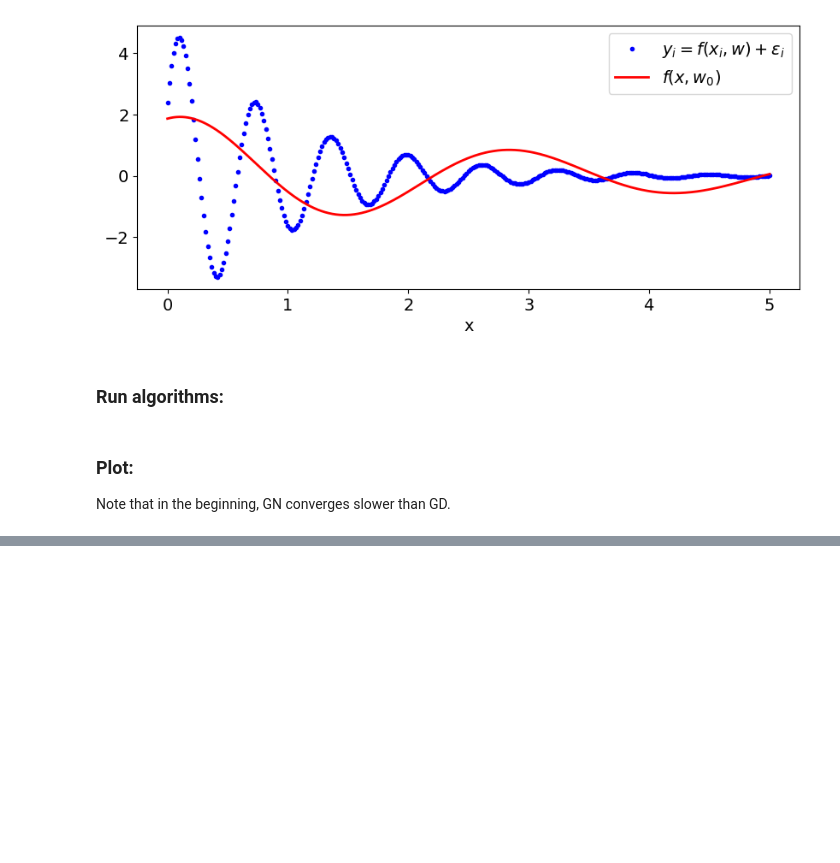
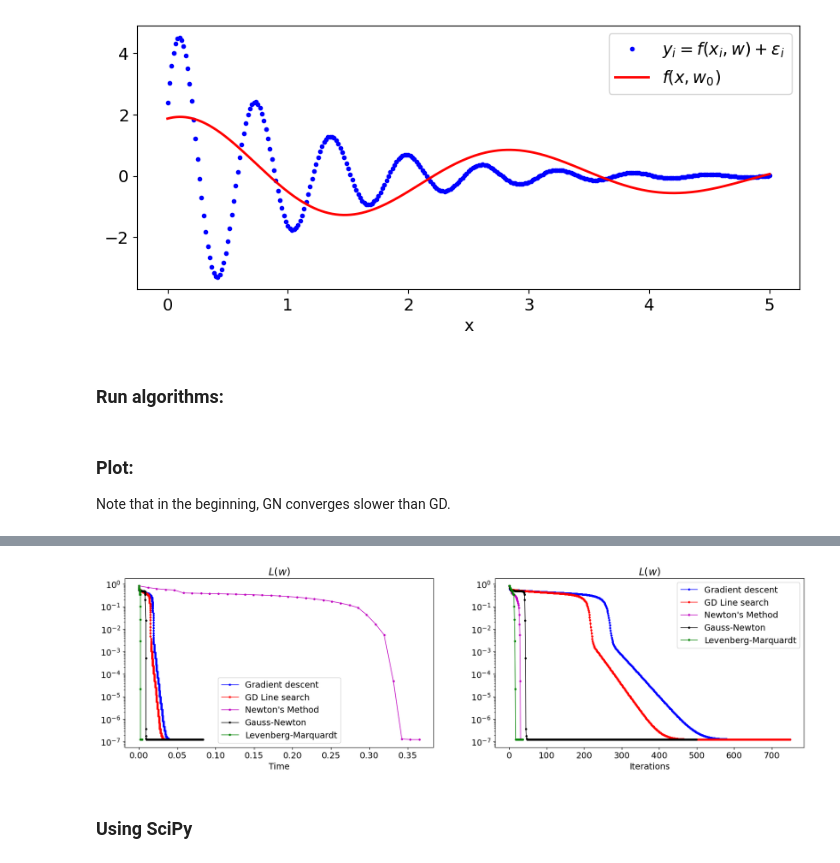
Before and after one commit to FixelAlgorithmsTeam/FixelCourses, a Jupyter notebook: MachineLearningMethod/11_NonLinearLeastSquares/MainGaussNewton.ipynb, the cells around one changed output, grey strips where cells are left out. Drawn from its saved outputs; the diff is of its cells as text; code cells hidden in the pictures; blank space fills up the shorter version.

Commit message:
Edit GaussNewton

```diff
--- a/MachineLearningMethod/11_NonLinearLeastSquares/MainGaussNewton.ipynb
+++ b/MachineLearningMethod/11_NonLinearLeastSquares/MainGaussNewton.ipynb
@@ -372,0 +438,35 @@ plt.show()
+# %%
+# vW0 = np.array([3, 0.4, 7, 1.2])
+# vW0 = np.array([2, 0.3, 2, 1.2])
+
+vObjectiveGD, vTimeGD = GradientDescent              (L, DL,                  vW0, µ=.8,       K=750)
+vObjectiveLS, vTimeLS = GradientDescentWithLineSearch(L, DL,                  vW0, α0=1, c=.5, K=750)
+vObjectiveNM, vTimeNM = NewtonsMethod                (L, DL, DDL,             vW0,             K=40 )
+vObjectiveGN, vTimeGN = GaussNewton                  (L, Residuals, Jacobian, vW0, α0=1, c=.5, K=500)
+vObjectiveLM, vTimeLM = LevenbergMarquardt           (L, Residuals, Jacobian, vW0,             K=100)
+# %%
+_, axes = plt.subplots(1, 2, figsize=(20, 5))
+axes[0].plot(vTimeGD, vObjectiveGD, c='b', lw=1, marker='.', ms=5, label='Gradient descent'   )
+axes[0].plot(vTimeLS, vObjectiveLS, c='r', lw=1, marker='.', ms=5, label='GD Line search'     )
+axes[0].plot(vTimeNM, vObjectiveNM, c='m', lw=1, marker='.', ms=5, label="Newton's Method"    )
+axes[0].plot(vTimeGN, vObjectiveGN, c='k', lw=1, marker='.', ms=5, label='Gauss-Newton'       )
+axes[0].plot(vTimeLM, vObjectiveLM, c='g', lw=1, marker='.', ms=5, label='Levenberg-Marquardt')
+axes[0].set_title('$L(w)$')
+axes[0].set_xlabel('Time')
+axes[0].set_yscale('log')
+axes[0].legend()
+
+axes[1].plot(vObjectiveGD, c='b', lw=1, marker='.', ms=5, label='Gradient descent'   )
+axes[1].plot(vObjectiveLS, c='r', lw=1, marker='.', ms=5, label='GD Line search'     )
+axes[1].plot(vObjectiveNM, c='m', lw=1, marker='.', ms=5, label="Newton's Method"    )
+axes[1].plot(vObjectiveGN, c='k', lw=1, marker='.', ms=5, label="Gauss-Newton"       )
+axes[1].plot(vObjectiveLM, c='g', lw=1, marker='.', ms=5, label='Levenberg-Marquardt')
+axes[1].set_title('$L(w)$')
+axes[1].set_xlabel('Iterations')
+axes[1].set_yscale('log')
+axes[1].legend()
+plt.show()
+# %% [output]
+[figure, added]
+# %% [markdown]
+### Using SciPy
```
Also changed, not shown: parts of 8 cells of this notebook.
